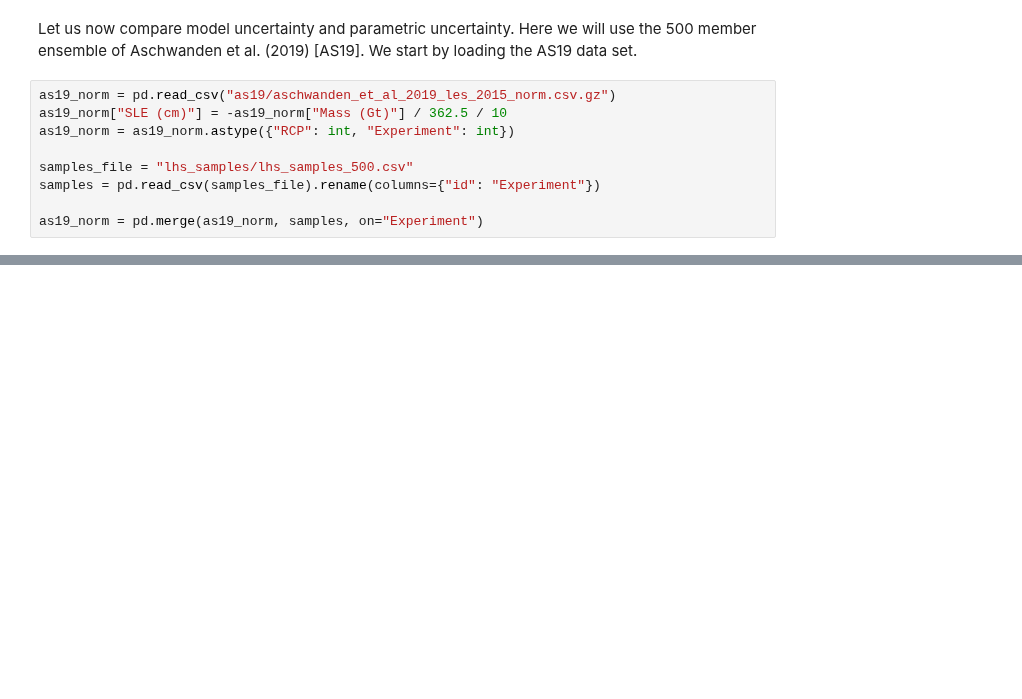
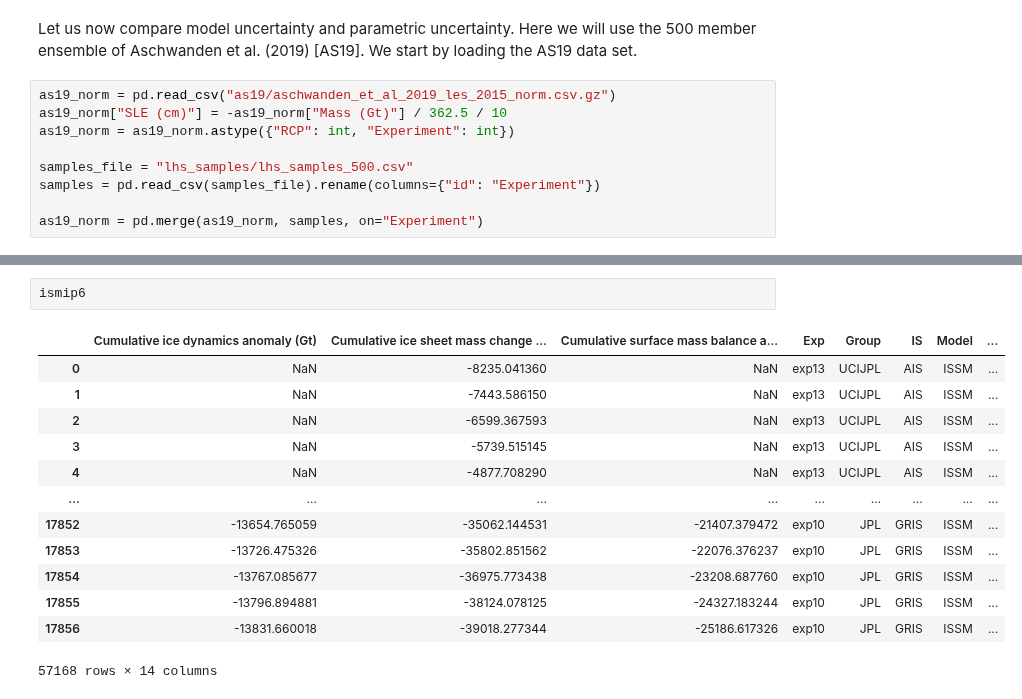
Before and after one commit to aaschwanden/ismip6-ipcc, a Jupyter notebook: analyze_slr_predictions.ipynb, the cells around one changed output, grey strips where cells are left out. Drawn from its saved outputs; the diff is of its cells as text; blank space fills up the shorter version.

```diff
--- a/analyze_slr_predictions.ipynb
+++ b/analyze_slr_predictions.ipynb
@@ -303,0 +285,16 @@ S_time
+# %%
+ismip6
+# %% [output]
+|  | Cumulative ice dynamics anomaly (Gt) | Cumulative ice sheet mass change ... | Cumulative surface mass balance a... | Exp | Group | IS | Model | ... |
+| 0 | NaN | -8235.041360 | NaN | exp13 | UCIJPL | AIS | ISSM | ... |
+| 1 | NaN | -7443.586150 | NaN | exp13 | UCIJPL | AIS | ISSM | ... |
+| 2 | NaN | -6599.367593 | NaN | exp13 | UCIJPL | AIS | ISSM | ... |
+| 3 | NaN | -5739.515145 | NaN | exp13 | UCIJPL | AIS | ISSM | ... |
+| 4 | NaN | -4877.708290 | NaN | exp13 | UCIJPL | AIS | ISSM | ... |
+| ... | ... | ... | ... | ... | ... | ... | ... | ... |
+| 17852 | -13654.765059 | -35062.144531 | -21407.379472 | exp10 | JPL | GRIS | ISSM | ... |
+| 17853 | -13726.475326 | -35802.851562 | -22076.376237 | exp10 | JPL | GRIS | ISSM | ... |
+| 17854 | -13767.085677 | -36975.773438 | -23208.687760 | exp10 | JPL | GRIS | ISSM | ... |
+| 17855 | -13796.894881 | -38124.078125 | -24327.183244 | exp10 | JPL | GRIS | ISSM | ... |
+| 17856 | -13831.660018 | -39018.277344 | -25186.617326 | exp10 | JPL | GRIS | ISSM | ... |
+57168 rows × 14 columns
```
Also changed, not shown: parts of 21 cells of this notebook, 1 other file.
